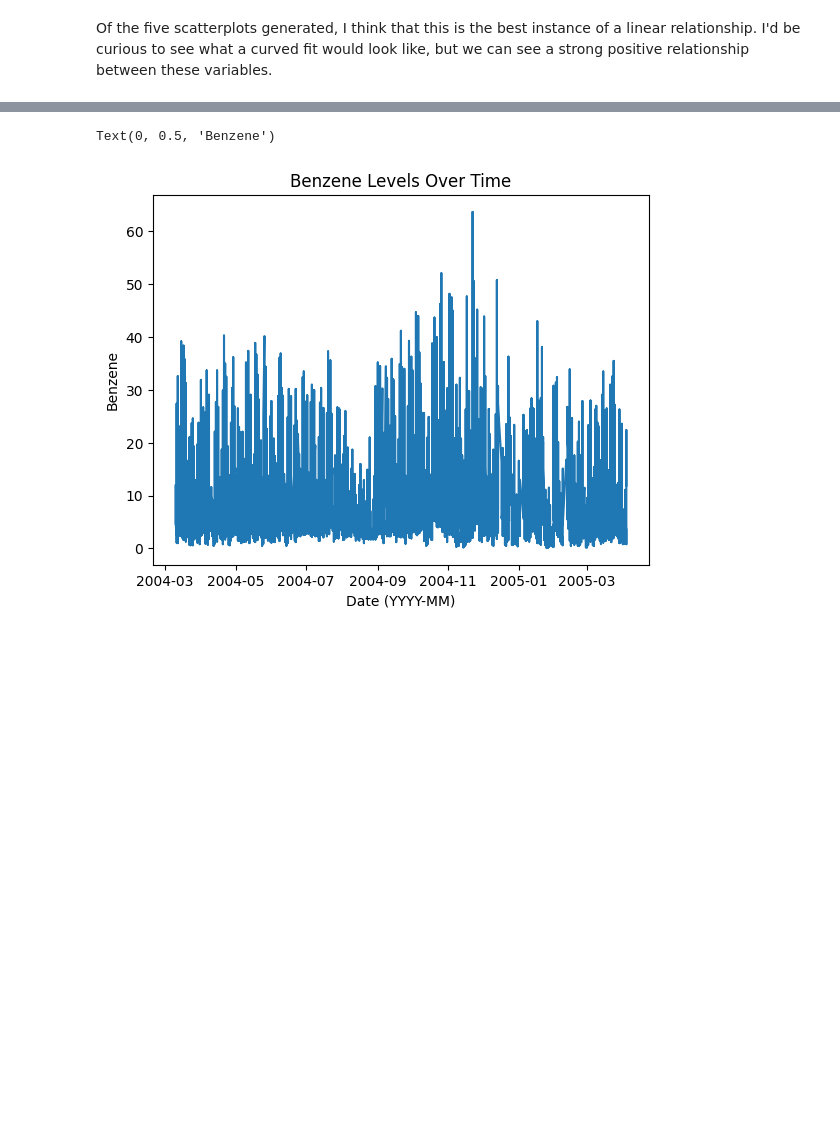
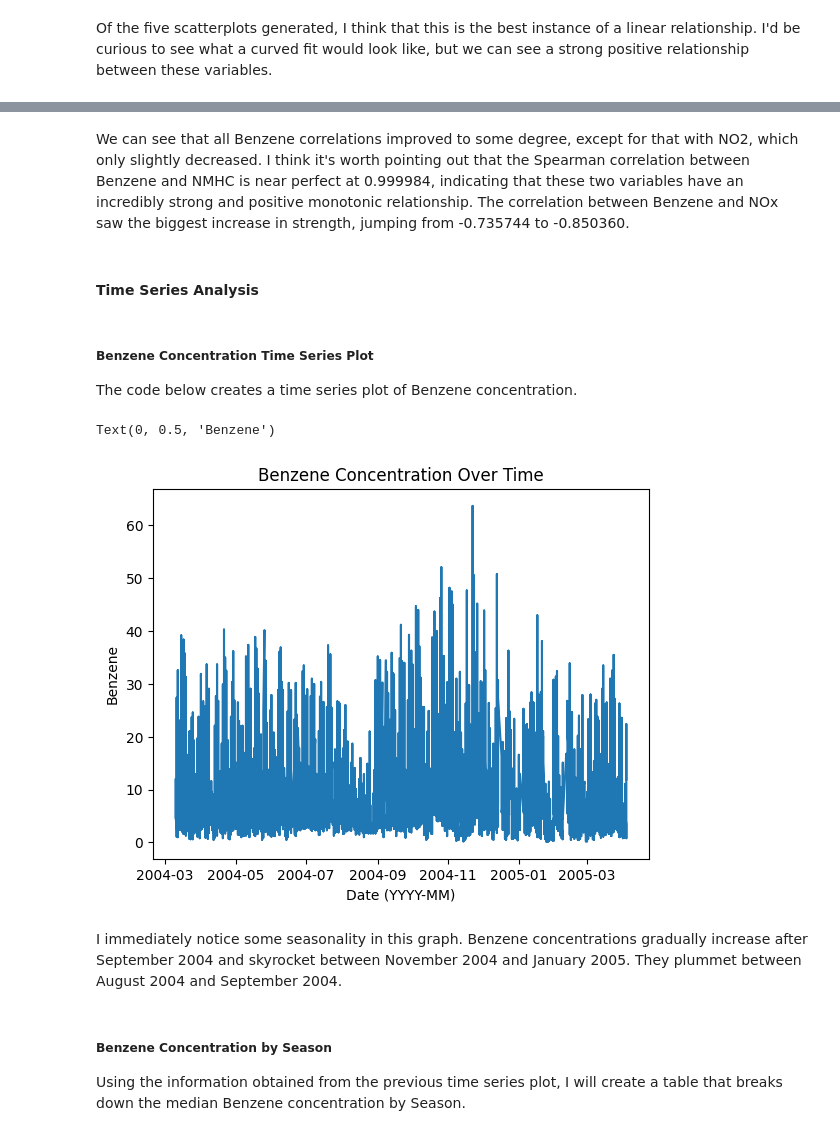
Before and after one commit to plindma/ST-554-Project1, a Jupyter notebook: Task2/ST554Project1Task2_Loring.ipynb, the cells around one changed output, grey strips where cells are left out. Saved outputs shown, nothing was run; the diff lists cells and outputs as text; code cells hidden in the pictures; blank space fills up the shorter version.

Commit message:
Added in time series analysis, added additional variables, and commented what I still have left to do as a reminder to myself and my group-mates.

```diff
--- a/Task2/ST554Project1Task2_Loring.ipynb
+++ b/Task2/ST554Project1Task2_Loring.ipynb
@@ -117,6 +130,18 @@ air_qual_sub.loc[air_qual_sub["Date"].dt.dayofweek >= 5, "Day_Type"] = "Weekend"
 air_qual_sub["Time_Type"] = "AM" #initializes every value as "AM"
 air_qual_sub.loc[air_qual_sub["Time"] >= time(12, 0, 0), "Time_Type"] = "PM"
     #changes value to "PM" if Time is in the afternoon
+
+# adds Month_Num variable
+air_qual_sub["Month_Num"] = air_qual_sub["Date"].dt.month
+
+# adds Month_Name variable
+air_qual_sub["Month_Name"] = air_qual_sub["Date"].dt.month_name()
+
+# adds Season variable
+season_dict_maps = {"January": "Winter", "February": "Winter", "March": "Spring", "April": "Spring",
+                    "May": "Spring", "June": "Summer", "July": "Summer", "August": "Summer",
+                    "September": "Fall", "October": "Fall", "November": "Fall", "December": "Winter"}
+air_qual_sub["Season"] = air_qual_sub["Month_Name"].map(season_dict_maps)
 
 # adds CO_5 variable
 air_qual_sub["CO_5"] = "Below" #initializes every value as "Below"
@@ -313,8 +410,20 @@ air_qual_sub[["CO", "Benzene", "NMHC", "NOx", "NO2", "O3", "Temperature", "Rel_H
+# %% [markdown]
+We can see that all Benzene correlations improved to some degree, except for that with NO2, which only slightly decreased. I think it's worth pointing out that the Spearman correlation between Benzene and NMHC is near perfect at 0.999984, indicating that these two variables have an incredibly strong and positive monotonic relationship. The correlation between Benzene and NOx saw the biggest increase in strength, jumping from -0.735744 to -0.850360.
+# %% [markdown]
+#### **Time Series Analysis**
+# %% [markdown]
+##### **Benzene Concentration Time Series Plot**
+The code below creates a time series plot of Benzene concentration.
 # %%
 plt.plot(air_qual_sub.Date, air_qual_sub.Benzene)
-plt.title("Benzene Levels Over Time")
+plt.title("Benzene Concentration Over Time")
 plt.xlabel("Date (YYYY-MM)")
 plt.ylabel("Benzene")
 # %% [output]
 Text(0, 0.5, 'Benzene')
-[figure, old version]
+[figure, new version]
+# %% [markdown]
+I immediately notice some seasonality in this graph. Benzene concentrations gradually increase after September 2004 and skyrocket between November 2004 and January 2005. They plummet between August 2004 and September 2004.
+# %% [markdown]
+##### **Benzene Concentration by Season**
+ Using the information obtained from the previous time series plot, I will create a table that breaks down the median Benzene concentration by Season.
```
Also changed, not shown: parts of 35 cells of this notebook.
